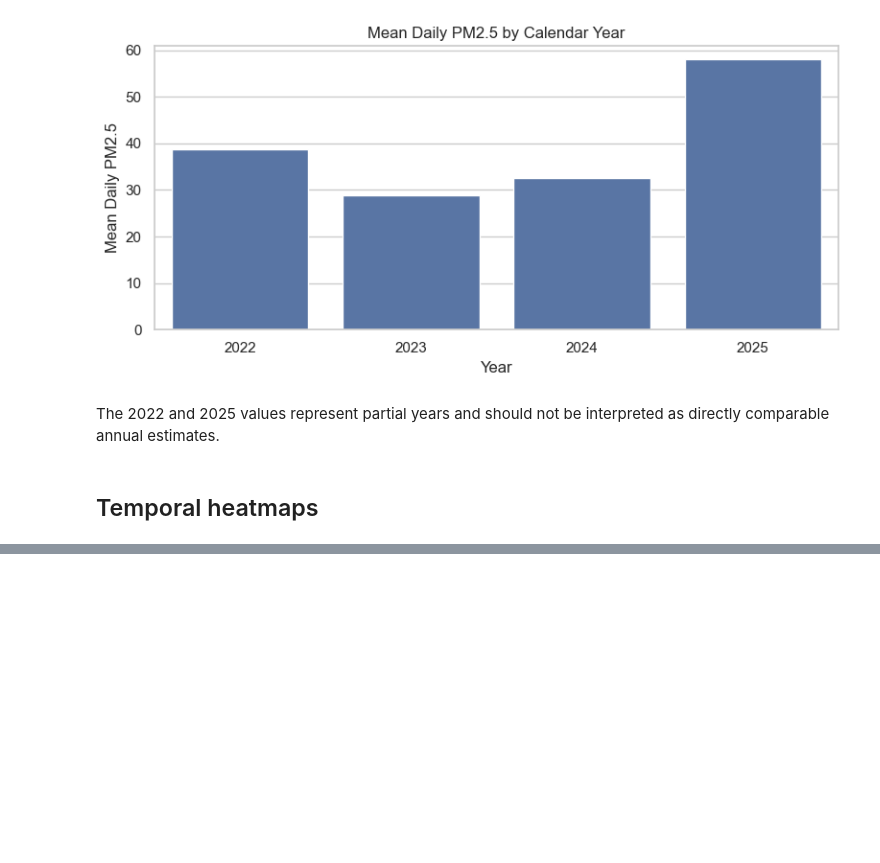
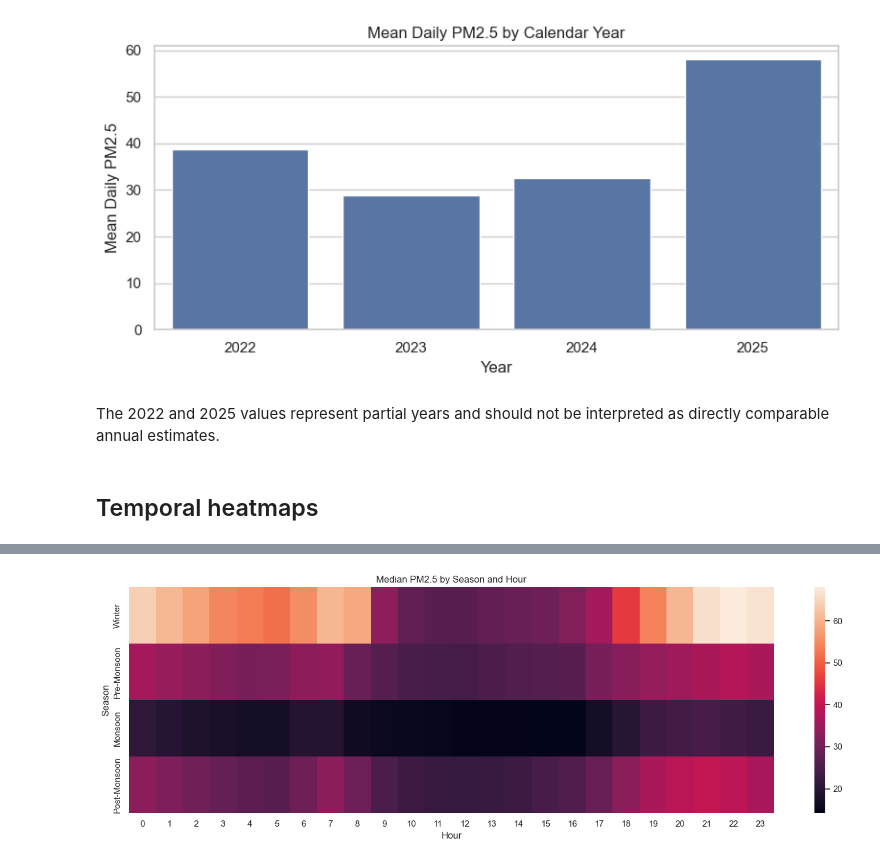
Before and after one commit to rubeshnpl13/Kathmandu-Air-Quality-Intelligence, a Jupyter notebook: notebooks/04_exploratory_data_analysis.ipynb, the cells around one changed output, grey strips where cells are left out. Cells and saved outputs as stored; diff of their text form; code cells hidden in the pictures; blank space fills up the shorter version.

```diff
--- a/notebooks/04_exploratory_data_analysis.ipynb
+++ b/notebooks/04_exploratory_data_analysis.ipynb
@@ -824,0 +851,27 @@ The 2022 and 2025 values represent partial years and should not be interpreted a
+# %%
+#Hour × season
+season_hour_heatmap = hourly.pivot_table(
+    values='pm25',
+    index='season',
+    columns='hour',
+    aggfunc='median',
+    observed=False
+).reindex(season_order)
+# %%
+plt.figure(figsize=(15, 5))
+
+sns.heatmap(
+    season_hour_heatmap
+)
+
+plt.title(
+    'Median PM2.5 by Season and Hour'
+)
+
+plt.xlabel('Hour')
+plt.ylabel('Season')
+
+plt.tight_layout()
+plt.show()
+# %% [output]
+[figure, added]
```
Also changed, not shown: parts of 25 cells of this notebook.
